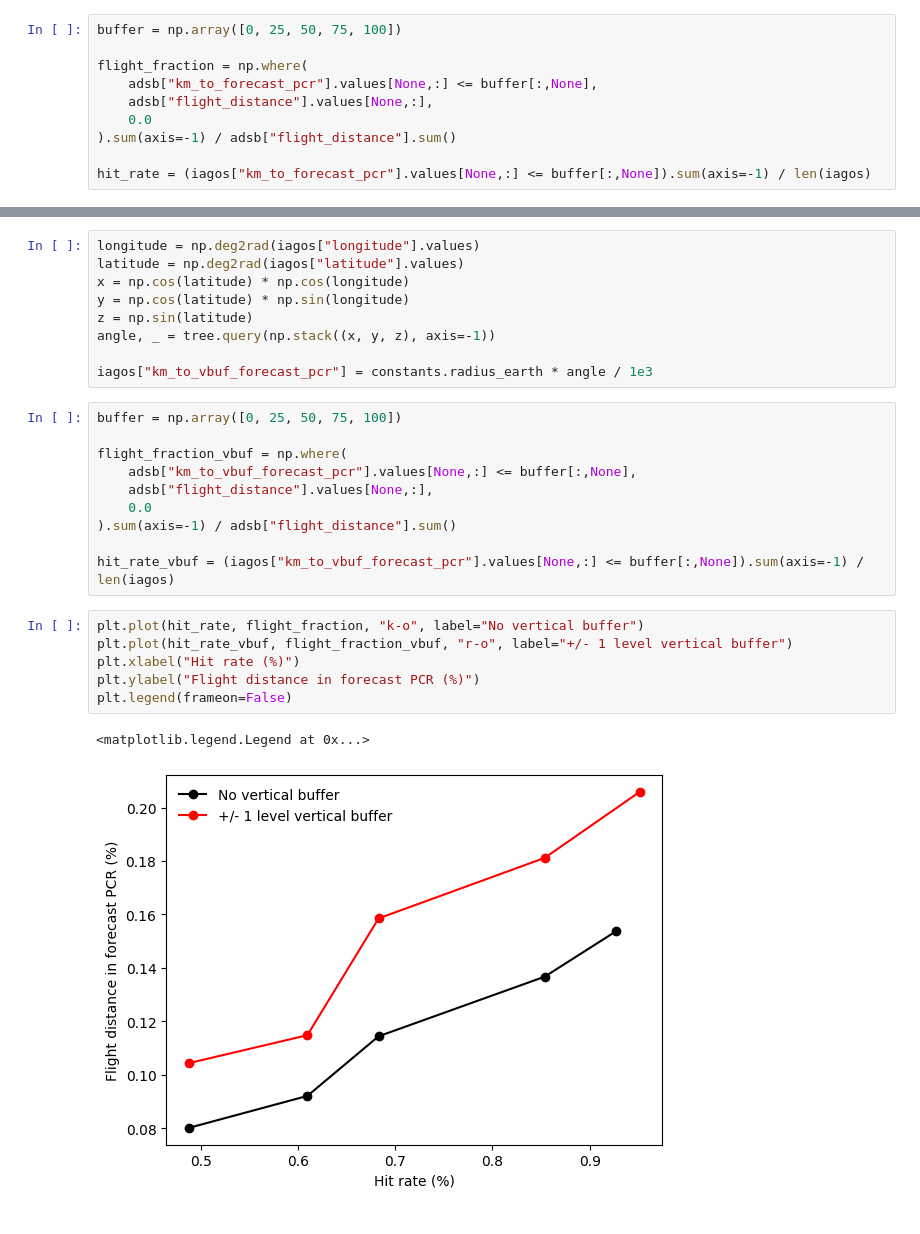
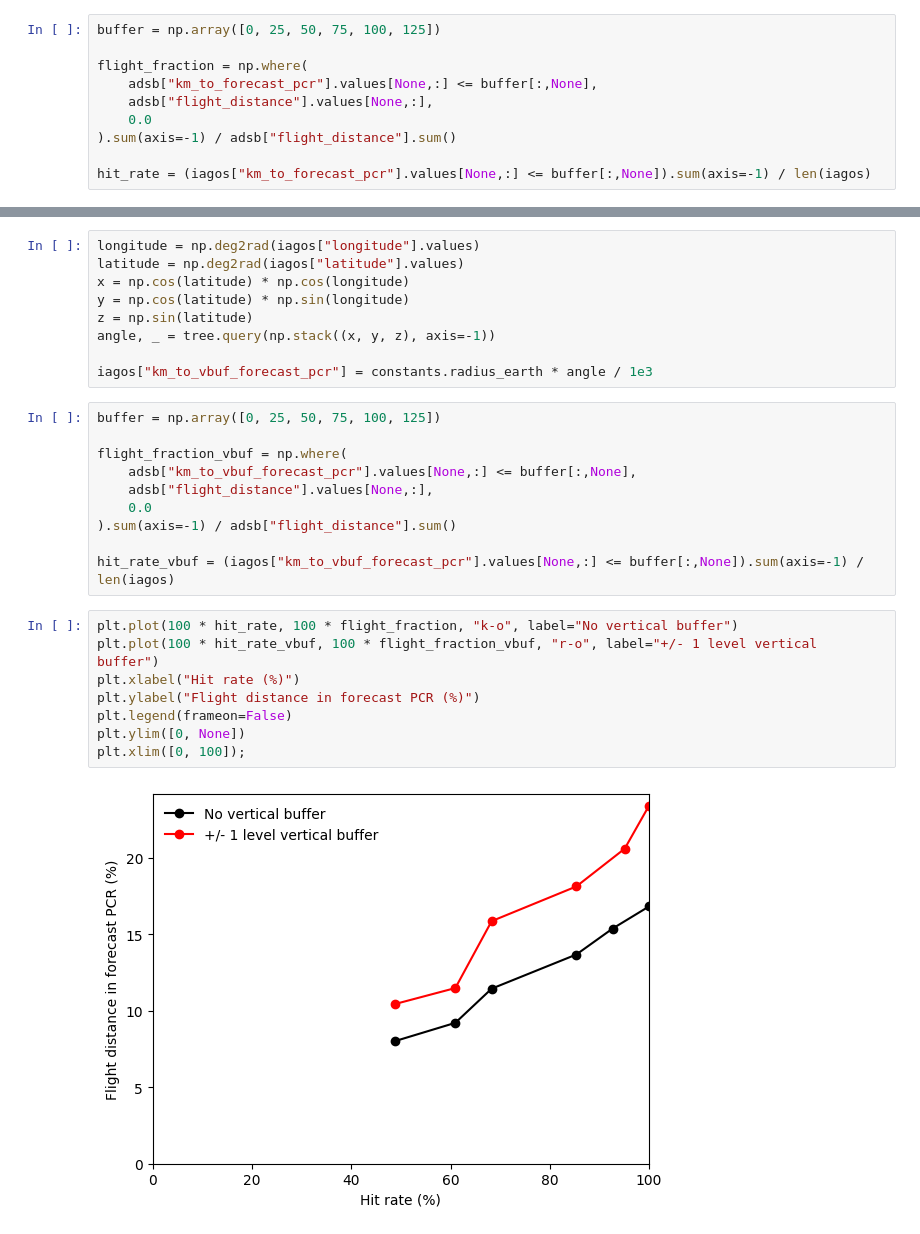
Before and after one commit to contrailcirrus/contrail-bench, a Jupyter notebook: publications/2025Q1/data/curation.ipynb, the cells around one changed output, grey strips where cells are left out. Saved outputs shown, nothing was run; the diff lists cells and outputs as text.

Commit message:
clean up plots

```diff
--- a/publications/2025Q1/data/curation.ipynb
+++ b/publications/2025Q1/data/curation.ipynb
@@ -371,7 +371,7 @@ angle, _ = tree.query(np.stack((x, y, z), axis=-1))
 
 iagos["km_to_forecast_pcr"] = constants.radius_earth * angle / 1e3
 # %%
-buffer = np.array([0, 25, 50, 75, 100])
+buffer = np.array([0, 25, 50, 75, 100, 125])
 
 flight_fraction = np.where(
     adsb["km_to_forecast_pcr"].values[None,:] <= buffer[:,None],
@@ -433,7 +435,7 @@ angle, _ = tree.query(np.stack((x, y, z), axis=-1))
 
 iagos["km_to_vbuf_forecast_pcr"] = constants.radius_earth * angle / 1e3
 # %%
-buffer = np.array([0, 25, 50, 75, 100])
+buffer = np.array([0, 25, 50, 75, 100, 125])
 
 flight_fraction_vbuf = np.where(
     adsb["km_to_vbuf_forecast_pcr"].values[None,:] <= buffer[:,None],
@@ -443,11 +445,12 @@ flight_fraction_vbuf = np.where(
 
 hit_rate_vbuf = (iagos["km_to_vbuf_forecast_pcr"].values[None,:] <= buffer[:,None]).sum(axis=-1) / len(iagos)
 # %%
-plt.plot(hit_rate, flight_fraction, "k-o", label="No vertical buffer")
-plt.plot(hit_rate_vbuf, flight_fraction_vbuf, "r-o", label="+/- 1 level vertical buffer")
+plt.plot(100 * hit_rate, 100 * flight_fraction, "k-o", label="No vertical buffer")
+plt.plot(100 * hit_rate_vbuf, 100 * flight_fraction_vbuf, "r-o", label="+/- 1 level vertical buffer")
 plt.xlabel("Hit rate (%)")
 plt.ylabel("Flight distance in forecast PCR (%)")
 plt.legend(frameon=False)
+plt.ylim([0, None])
+plt.xlim([0, 100]);
 # %% [output]
-<matplotlib.legend.Legend at 0x...>
-[figure, old version]
+[figure, new version]
```
Also changed, not shown: parts of 1 cell of this notebook.
